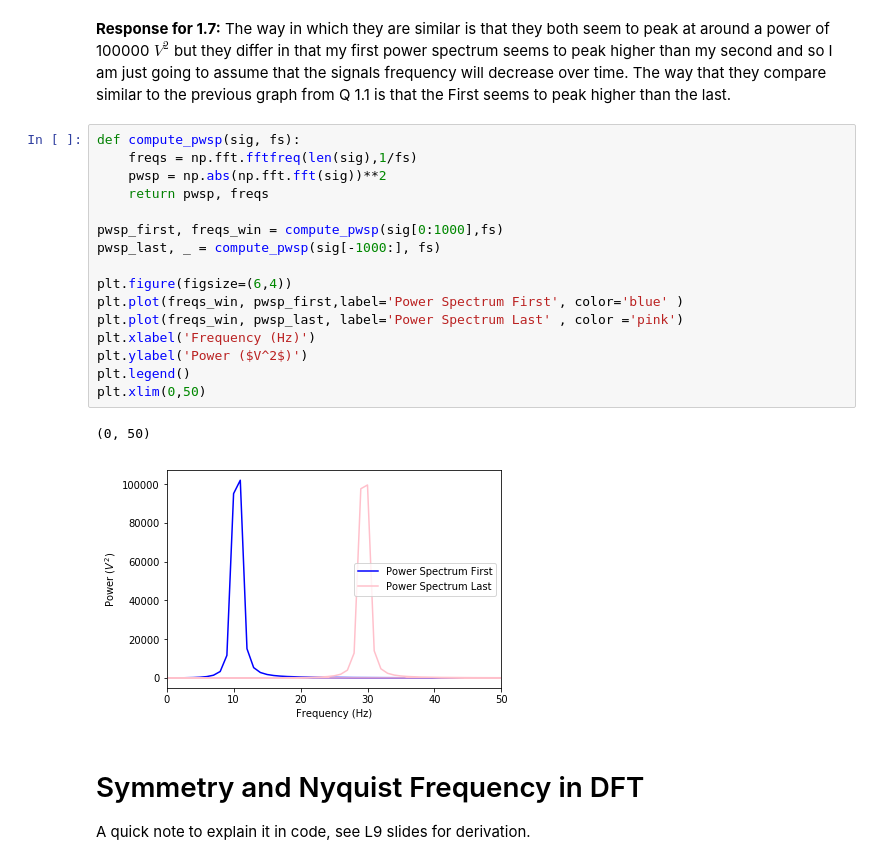
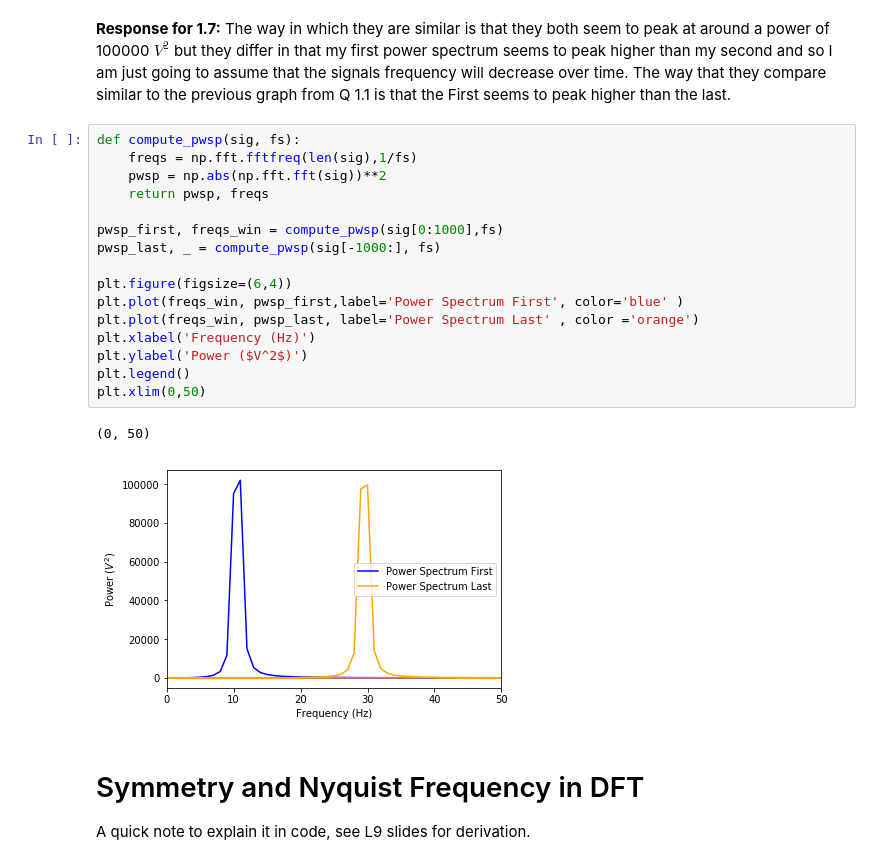
Before and after one commit to Gideo562/COGS118C, a Jupyter notebook: Assignments/A3-TimeFrequencyFiltering.ipynb, the cells around one changed output. Saved outputs shown, nothing was run; the diff lists cells and outputs as text.

```diff
--- a/Assignments/A3-TimeFrequencyFiltering.ipynb
+++ b/Assignments/A3-TimeFrequencyFiltering.ipynb
@@ -101,22 +101,22 @@ plt.xlim(0,50)
 # %%
 def compute_pwsp(sig, fs):
     freqs = np.fft.fftfreq(len(sig),1/fs)
     pwsp = np.abs(np.fft.fft(sig))**2
     return pwsp, freqs
 
 pwsp_first, freqs_win = compute_pwsp(sig[0:1000],fs)
 pwsp_last, _ = compute_pwsp(sig[-1000:], fs)
 
 plt.figure(figsize=(6,4))
 plt.plot(freqs_win, pwsp_first,label='Power Spectrum First', color='blue' )
-plt.plot(freqs_win, pwsp_last, label='Power Spectrum Last' , color ='pink')
+plt.plot(freqs_win, pwsp_last, label='Power Spectrum Last' , color ='orange')
 plt.xlabel('Frequency (Hz)')
 plt.ylabel('Power ($V^2$)')
 plt.legend()
 plt.xlim(0,50)
 # %% [output]
 (0, 50)
-[figure, old version]
+[figure, new version]
 # %% [markdown]
 # Symmetry and Nyquist Frequency in DFT
 A quick note to explain it in code, see L9 slides for derivation.
```
Also changed, not shown: parts of 18 cells of this notebook.
